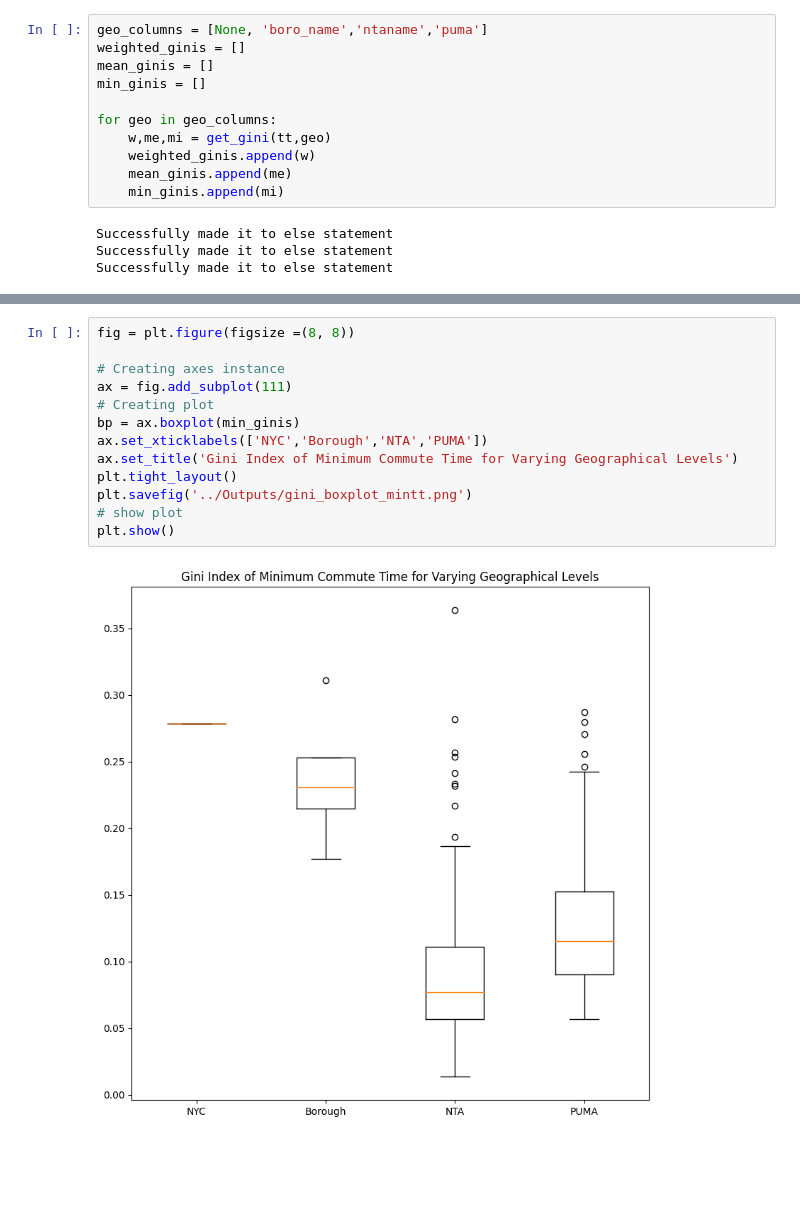
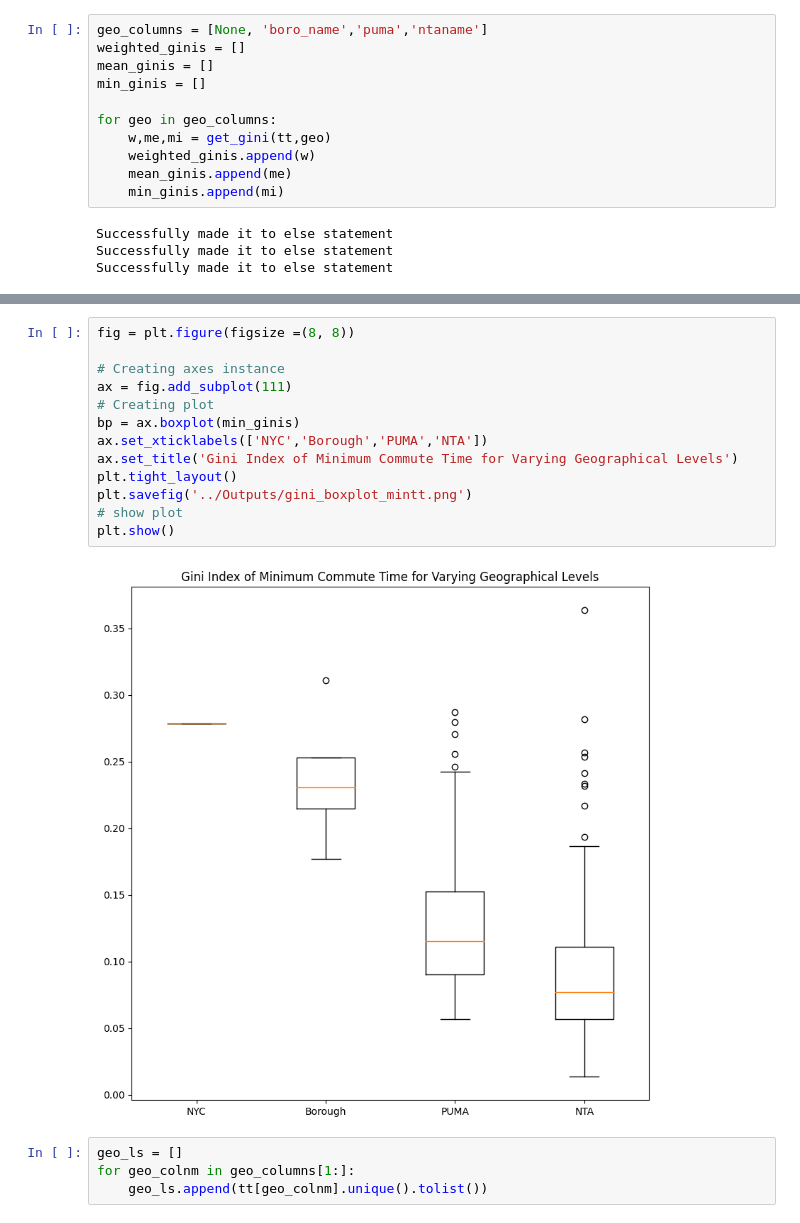
Before and after one commit to emj1020/complex_urban_systems_finalproj, a Jupyter notebook: Scripts/08_Gini_Index.ipynb, the cells around one changed output, grey strips where cells are left out. Drawn from its saved outputs; the diff is of its cells as text; blank space fills up the shorter version.

```diff
--- a/Scripts/08_Gini_Index.ipynb
+++ b/Scripts/08_Gini_Index.ipynb
@@ -190,5 +189,5 @@ Successfully made it to else statement
 # %%
-geo_columns = [None, 'boro_name','ntaname','puma']
+geo_columns = [None, 'boro_name','puma','ntaname']
 weighted_ginis = []
 mean_ginis = []
 min_ginis = []
@@ -255,15 +234,19 @@ plt.show()
 # %%
 fig = plt.figure(figsize =(8, 8))
 
 # Creating axes instance
 ax = fig.add_subplot(111)
 # Creating plot
 bp = ax.boxplot(min_ginis)
-ax.set_xticklabels(['NYC','Borough','NTA','PUMA'])
+ax.set_xticklabels(['NYC','Borough','PUMA','NTA'])
 ax.set_title('Gini Index of Minimum Commute Time for Varying Geographical Levels')
 plt.tight_layout()
 plt.savefig('../Outputs/gini_boxplot_mintt.png')
 # show plot
 plt.show()
 # %% [output]
-[figure, old version]
+[figure, new version]
+# %%
+geo_ls = []
+for geo_colnm in geo_columns[1:]:
+    geo_ls.append(tt[geo_colnm].unique().tolist())
```
Also changed, not shown: parts of 23 cells of this notebook, 5 other files.
